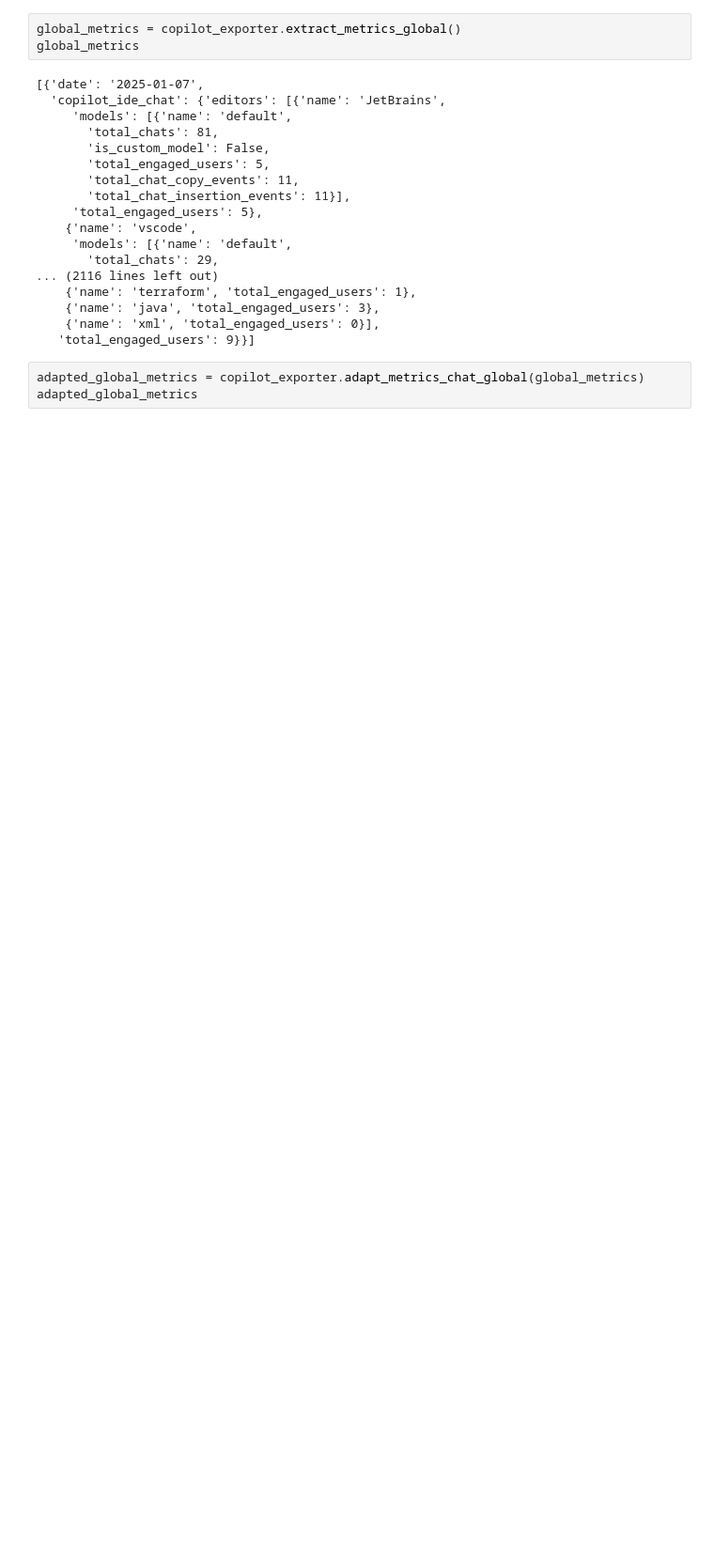
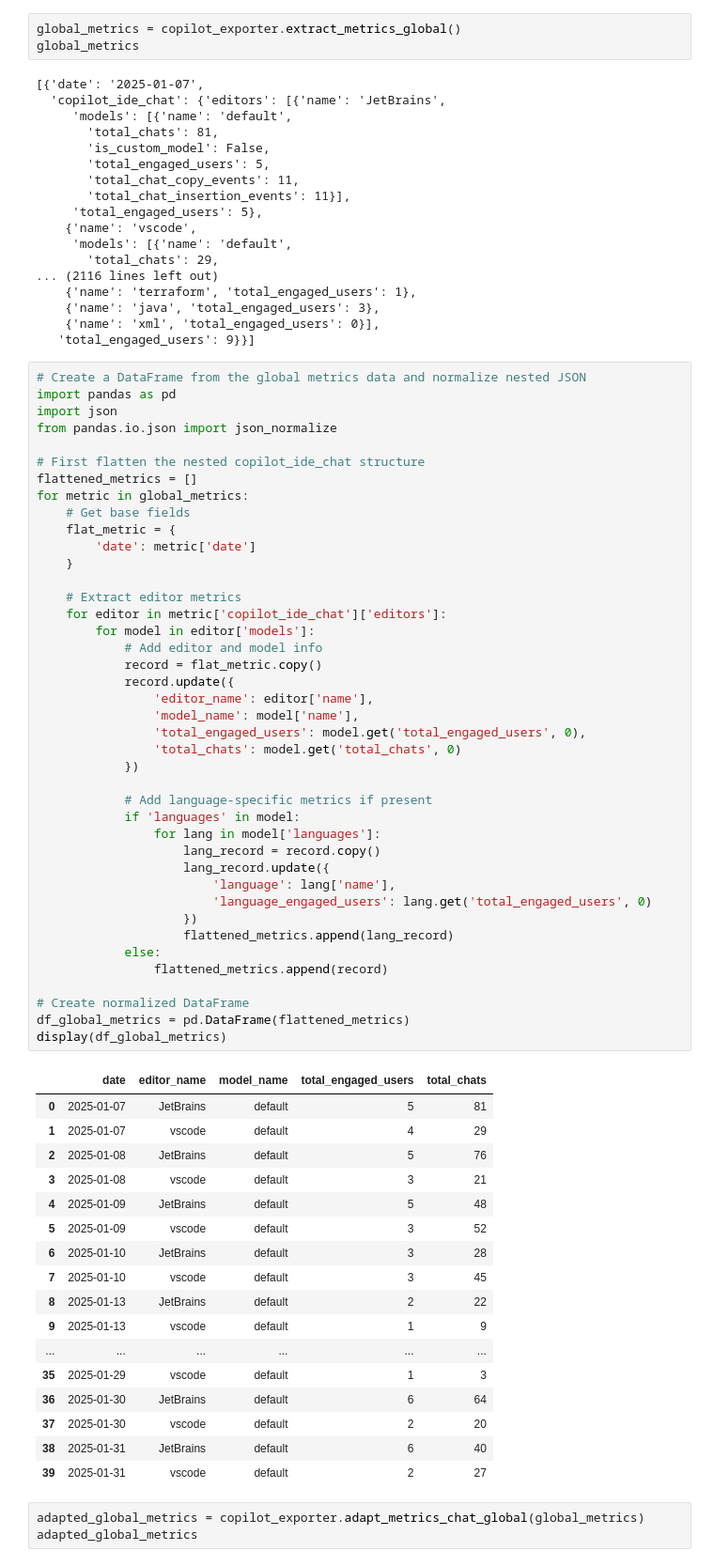
Before and after one commit to devops-opensource/devops-metrics, a Jupyter notebook: notebooks/debug_copilot_usage.ipynb, the cells around one changed output. Shown at 94% size. Saved outputs shown, nothing was run; the diff lists cells and outputs as text; blank space fills up the shorter version.

```diff
--- a/notebooks/debug_copilot_usage.ipynb
+++ b/notebooks/debug_copilot_usage.ipynb
@@ -159,6 +159,65 @@ global_metrics
     {'name': 'java', 'total_engaged_users': 3},
     {'name': 'xml', 'total_engaged_users': 0}],
    'total_engaged_users': 9}}]
+# %%
+# Create a DataFrame from the global metrics data and normalize nested JSON
+import pandas as pd
+import json
+from pandas.io.json import json_normalize
+
+# First flatten the nested copilot_ide_chat structure
+flattened_metrics = []
+for metric in global_metrics:
+    # Get base fields
+    flat_metric = {
+        'date': metric['date']
+    }
+
+    # Extract editor metrics
+    for editor in metric['copilot_ide_chat']['editors']:
+        for model in editor['models']:
+            # Add editor and model info
+            record = flat_metric.copy()
+            record.update({
+                'editor_name': editor['name'],
+                'model_name': model['name'],
+                'total_engaged_users': model.get('total_engaged_users', 0),
+                'total_chats': model.get('total_chats', 0)
+            })
+
+            # Add language-specific metrics if present
+            if 'languages' in model:
+                for lang in model['languages']:
+                    lang_record = record.copy()
+                    lang_record.update({
+                        'language': lang['name'],
+                        'language_engaged_users': lang.get('total_engaged_users', 0)
+                    })
+                    flattened_metrics.append(lang_record)
+            else:
+                flattened_metrics.append(record)
+
+# Create normalized DataFrame
+df_global_metrics = pd.DataFrame(flattened_metrics)
+display(df_global_metrics)
+# %% [output]
+|  | date | editor_name | model_name | total_engaged_users | total_chats |
+| 0 | 2025-01-07 | JetBrains | default | 5 | 81 |
+| 1 | 2025-01-07 | vscode | default | 4 | 29 |
+| 2 | 2025-01-08 | JetBrains | default | 5 | 76 |
+| 3 | 2025-01-08 | vscode | default | 3 | 21 |
+| 4 | 2025-01-09 | JetBrains | default | 5 | 48 |
+| 5 | 2025-01-09 | vscode | default | 3 | 52 |
+| 6 | 2025-01-10 | JetBrains | default | 3 | 28 |
+| 7 | 2025-01-10 | vscode | default | 3 | 45 |
+| 8 | 2025-01-13 | JetBrains | default | 2 | 22 |
+| 9 | 2025-01-13 | vscode | default | 1 | 9 |
+| ... | ... | ... | ... | ... | ... |
+| 35 | 2025-01-29 | vscode | default | 1 | 3 |
+| 36 | 2025-01-30 | JetBrains | default | 6 | 64 |
+| 37 | 2025-01-30 | vscode | default | 2 | 20 |
+| 38 | 2025-01-31 | JetBrains | default | 6 | 40 |
+| 39 | 2025-01-31 | vscode | default | 2 | 27 |
 # %%
 adapted_global_metrics = copilot_exporter.adapt_metrics_chat_global(global_metrics)
 adapted_global_metrics
```
Also changed, not shown: parts of 7 cells of this notebook, 2 other files.
